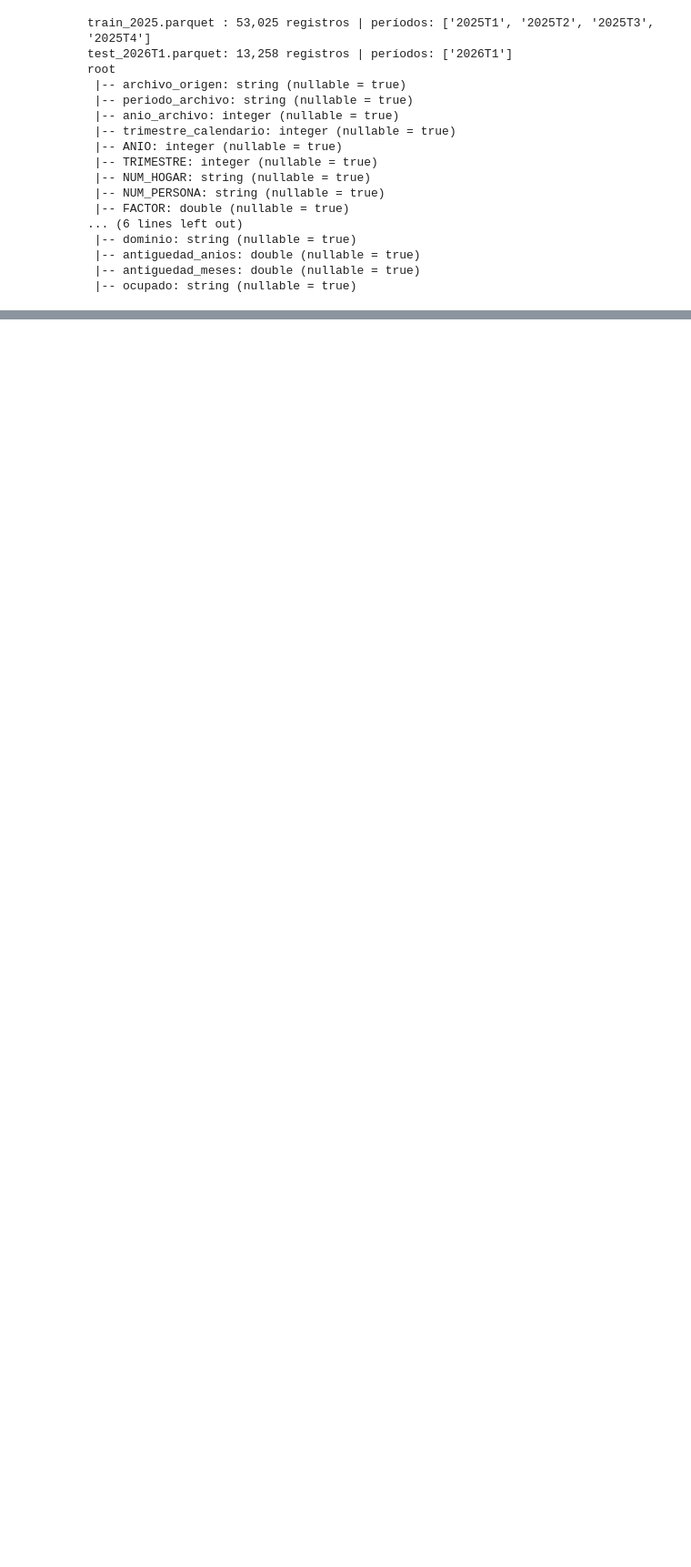
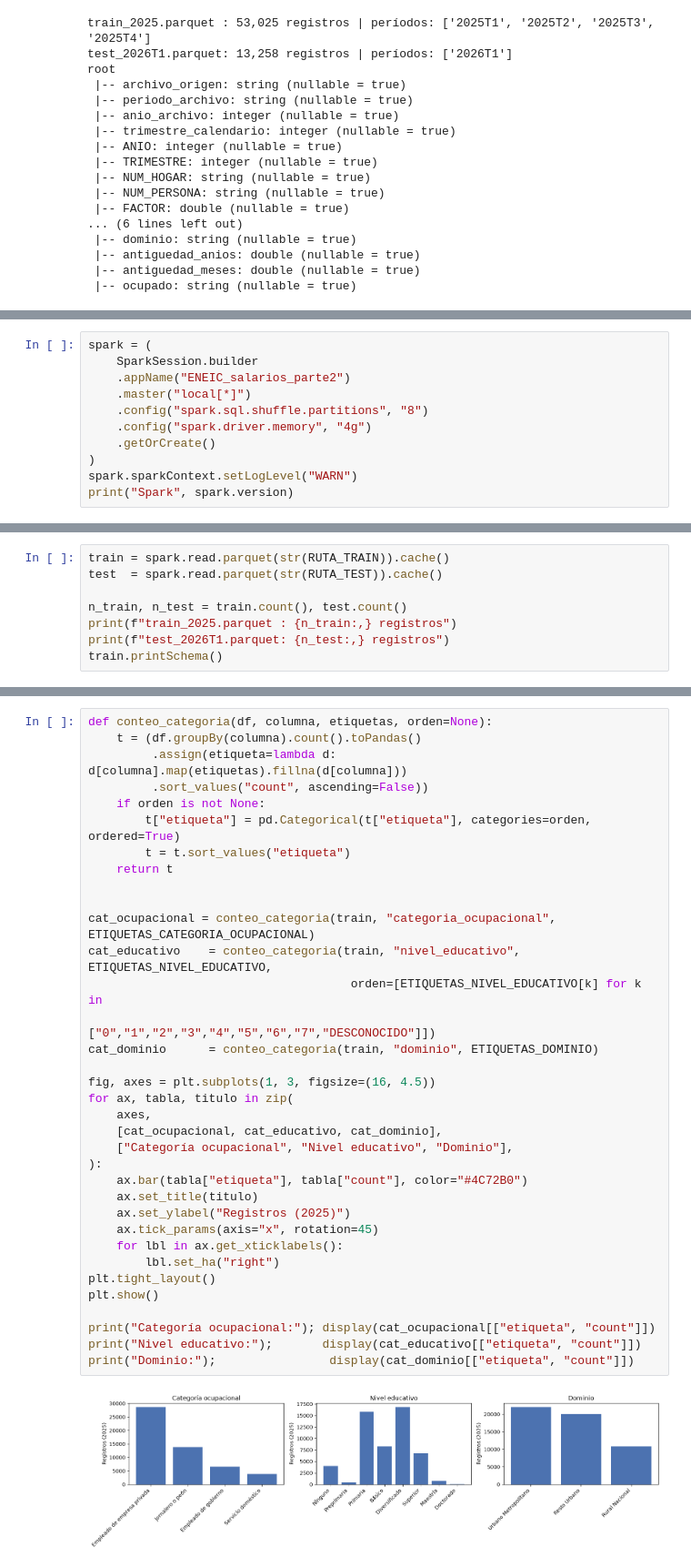
Before and after one commit to erickguerra2/LAB07-DATA, a Jupyter notebook: Lab7.ipynb, the cells around one changed output, grey strips where cells are left out. Shown at 91% size. Drawn from its saved outputs; the diff is of its cells as text; blank space fills up the shorter version.

```diff
--- a/Lab7.ipynb
+++ b/Lab7.ipynb
@@ -939,0 +981,11 @@ Las partes siguientes (estadística descriptiva, correlaciones y clustering) par
+# %%
+spark = (
+    SparkSession.builder
+    .appName("ENEIC_salarios_parte2")
+    .master("local[*]")
+    .config("spark.sql.shuffle.partitions", "8")
+    .config("spark.driver.memory", "4g")
+    .getOrCreate()
+)
+spark.sparkContext.setLogLevel("WARN")
+print("Spark", spark.version)
@@ -939,0 +995,8 @@ Las partes siguientes (estadística descriptiva, correlaciones y clustering) par
+# %%
+train = spark.read.parquet(str(RUTA_TRAIN)).cache()
+test  = spark.read.parquet(str(RUTA_TEST)).cache()
+
+n_train, n_test = train.count(), test.count()
+print(f"train_2025.parquet : {n_train:,} registros")
+print(f"test_2026T1.parquet: {n_test:,} registros")
+train.printSchema()
@@ -939,0 +1075,37 @@ Las partes siguientes (estadística descriptiva, correlaciones y clustering) par
+# %%
+def conteo_categoria(df, columna, etiquetas, orden=None):
+    t = (df.groupBy(columna).count().toPandas()
+         .assign(etiqueta=lambda d: d[columna].map(etiquetas).fillna(d[columna]))
+         .sort_values("count", ascending=False))
+    if orden is not None:
+        t["etiqueta"] = pd.Categorical(t["etiqueta"], categories=orden, ordered=True)
+        t = t.sort_values("etiqueta")
+    return t
+
+
+cat_ocupacional = conteo_categoria(train, "categoria_ocupacional", ETIQUETAS_CATEGORIA_OCUPACIONAL)
+cat_educativo    = conteo_categoria(train, "nivel_educativo", ETIQUETAS_NIVEL_EDUCATIVO,
+                                     orden=[ETIQUETAS_NIVEL_EDUCATIVO[k] for k in
+                                            ["0","1","2","3","4","5","6","7","DESCONOCIDO"]])
+cat_dominio      = conteo_categoria(train, "dominio", ETIQUETAS_DOMINIO)
+
+fig, axes = plt.subplots(1, 3, figsize=(16, 4.5))
+for ax, tabla, titulo in zip(
+    axes,
+    [cat_ocupacional, cat_educativo, cat_dominio],
+    ["Categoría ocupacional", "Nivel educativo", "Dominio"],
+):
+    ax.bar(tabla["etiqueta"], tabla["count"], color="#4C72B0")
+    ax.set_title(titulo)
+    ax.set_ylabel("Registros (2025)")
+    ax.tick_params(axis="x", rotation=45)
+    for lbl in ax.get_xticklabels():
+        lbl.set_ha("right")
+plt.tight_layout()
+plt.show()
+
+print("Categoría ocupacional:"); display(cat_ocupacional[["etiqueta", "count"]])
+print("Nivel educativo:");       display(cat_educativo[["etiqueta", "count"]])
+print("Dominio:");                display(cat_dominio[["etiqueta", "count"]])
+# %% [output]
+[figure, added]
```
Also changed, not shown: parts of 31 cells of this notebook.
